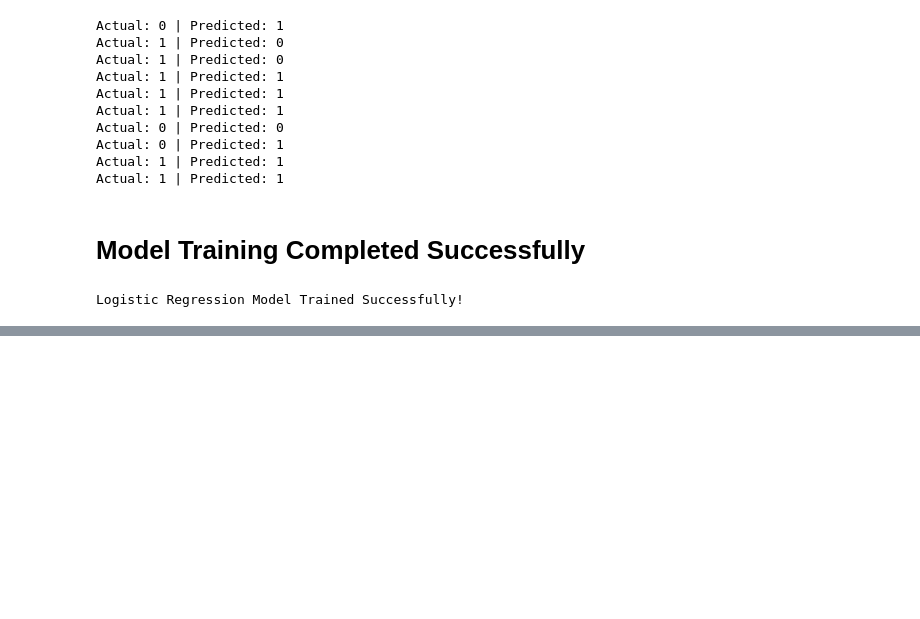
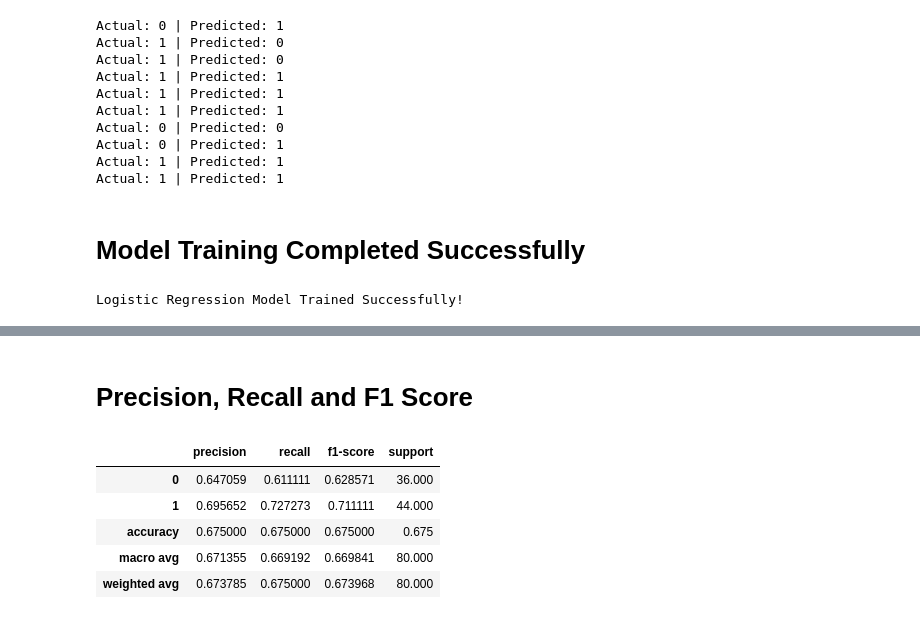
Before and after one commit to iamkhan49/heart-disease-prediction-ml, a Jupyter notebook: Heart_Disease_Detection_using_Classification_Algorithms.ipynb, the cells around one changed output, grey strips where cells are left out. Drawn from its saved outputs; the diff is of its cells as text; code cells hidden in the pictures; blank space fills up the shorter version.

```diff
--- a/Heart_Disease_Detection_using_Classification_Algorithms.ipynb
+++ b/Heart_Disease_Detection_using_Classification_Algorithms.ipynb
@@ -797,0 +849,19 @@ Logistic Regression Model Trained Successfully!
+# %% [markdown]
+# Precision, Recall and F1 Score
+# %%
+report = classification_report(
+    y_test,
+    y_pred,
+    output_dict=True
+)
+
+report_df = pd.DataFrame(report).transpose()
+
+report_df
+# %% [output]
+|  | precision | recall | f1-score | support |
+| 0 | 0.647059 | 0.611111 | 0.628571 | 36.000 |
+| 1 | 0.695652 | 0.727273 | 0.711111 | 44.000 |
+| accuracy | 0.675000 | 0.675000 | 0.675000 | 0.675 |
+| macro avg | 0.671355 | 0.669192 | 0.669841 | 80.000 |
+| weighted avg | 0.673785 | 0.675000 | 0.673968 | 80.000 |
```
Also changed, not shown: parts of 19 cells of this notebook.
